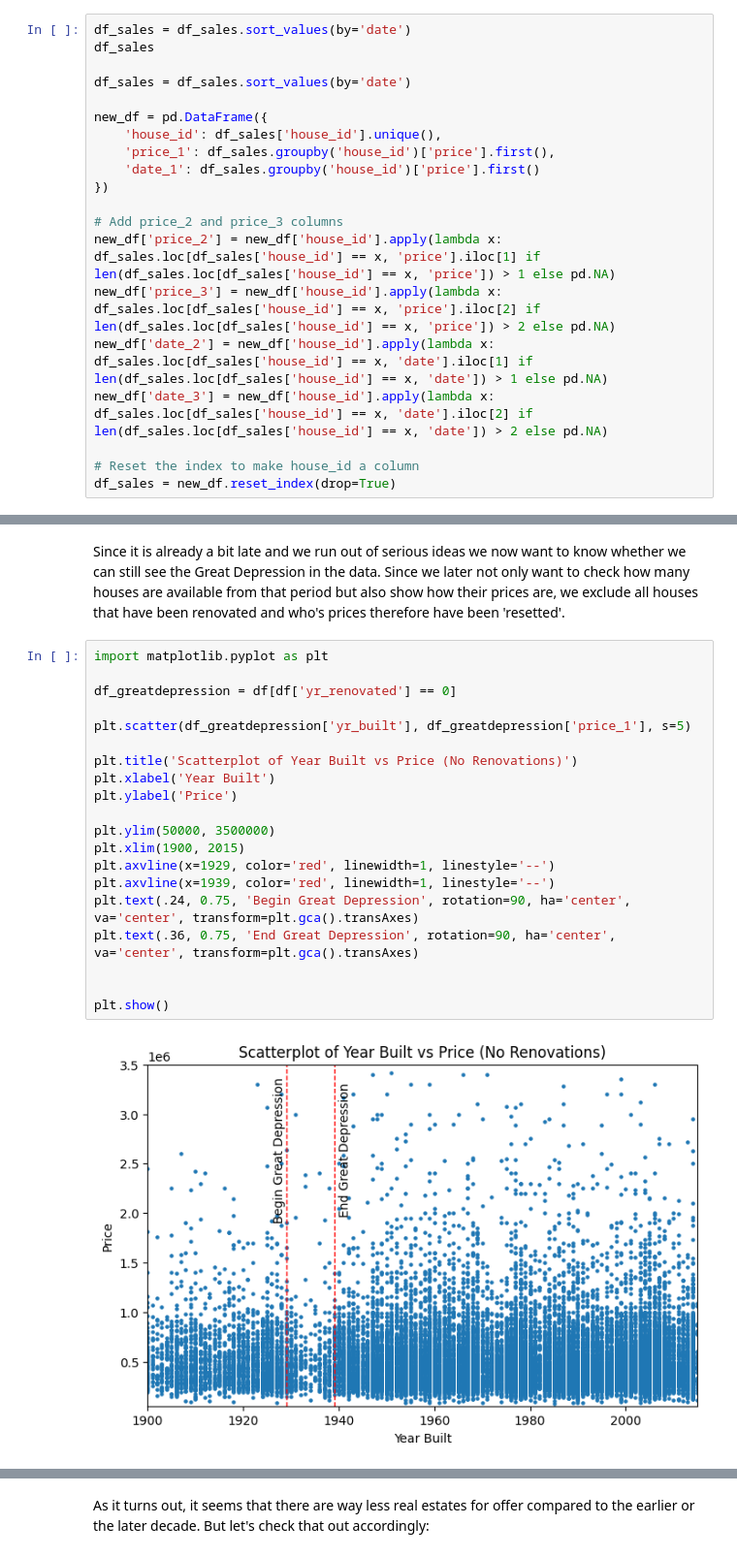
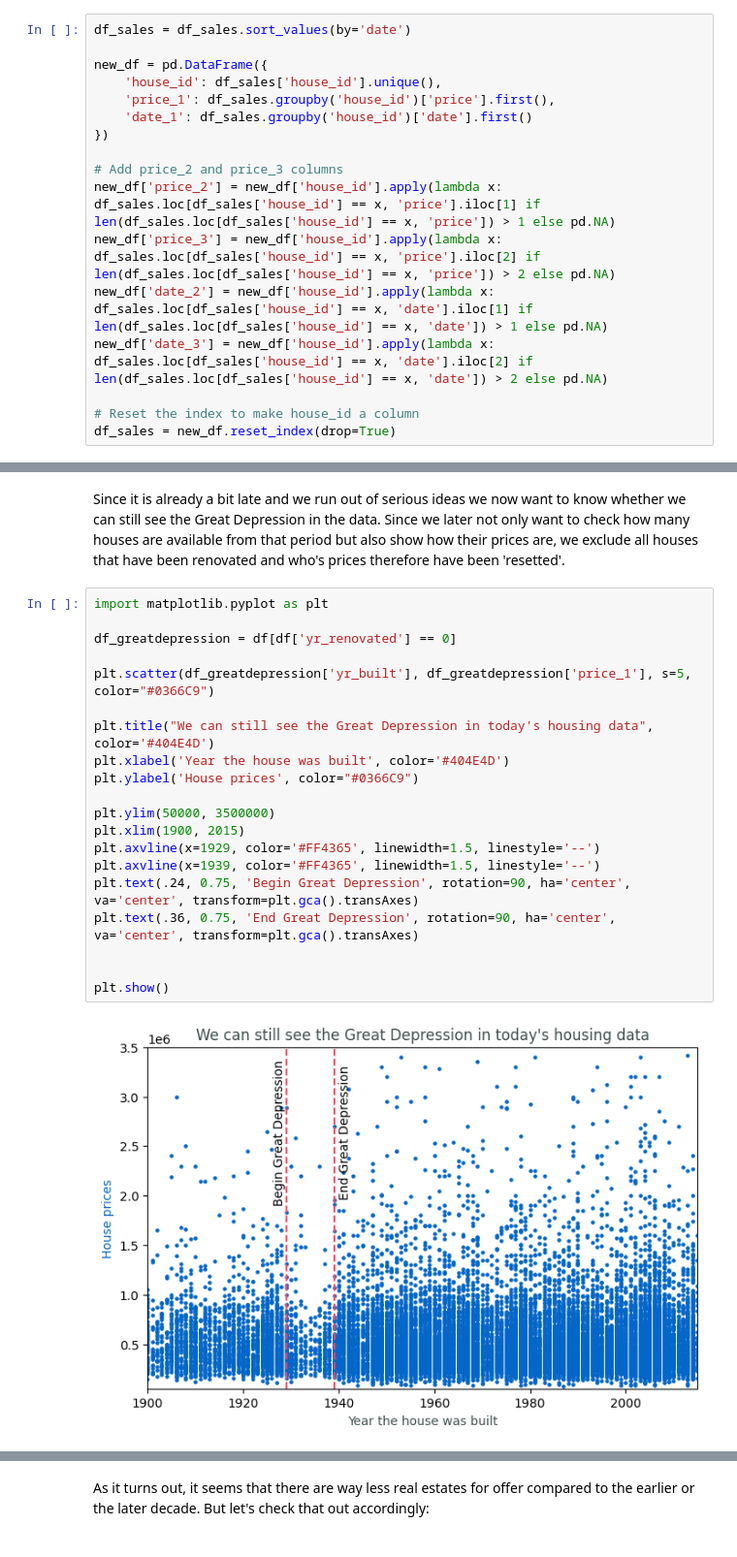
Before and after one commit to merekat/ds-eda-project-template, a Jupyter notebook: EDA.ipynb, the cells around one changed output, grey strips where cells are left out. Shown at 97% size. Drawn from its saved outputs; the diff is of its cells as text.

```diff
--- a/EDA.ipynb
+++ b/EDA.ipynb
@@ -95,15 +95,12 @@ print(f"{mode_sales} is one of the most often appearing house_id. It appears {am
 # %% [markdown]
 Now we merge all doublets into on row but create additional rows to store the data points of the doubles' column values of price and date.
 # %%
-df_sales = df_sales.sort_values(by='date')
-df_sales
-
 df_sales = df_sales.sort_values(by='date')
 
 new_df = pd.DataFrame({
     'house_id': df_sales['house_id'].unique(),
     'price_1': df_sales.groupby('house_id')['price'].first(),
-    'date_1': df_sales.groupby('house_id')['price'].first()
+    'date_1': df_sales.groupby('house_id')['date'].first()
 })
 
 # Add price_2 and price_3 columns
@@ -448,22 +450,22 @@ Since it is already a bit late and we run out of serious ideas we now want to kn
 # %%
 import matplotlib.pyplot as plt
 
 df_greatdepression = df[df['yr_renovated'] == 0]
 
-plt.scatter(df_greatdepression['yr_built'], df_greatdepression['price_1'], s=5)
+plt.scatter(df_greatdepression['yr_built'], df_greatdepression['price_1'], s=5, color="#0366C9")
 
-plt.title('Scatterplot of Year Built vs Price (No Renovations)')
-plt.xlabel('Year Built')
-plt.ylabel('Price')
+plt.title("We can still see the Great Depression in today's housing data", color='#404E4D')
+plt.xlabel('Year the house was built', color='#404E4D')
+plt.ylabel('House prices', color="#0366C9")
 
 plt.ylim(50000, 3500000)
 plt.xlim(1900, 2015)
-plt.axvline(x=1929, color='red', linewidth=1, linestyle='--')
-plt.axvline(x=1939, color='red', linewidth=1, linestyle='--')
+plt.axvline(x=1929, color='#FF4365', linewidth=1.5, linestyle='--')
+plt.axvline(x=1939, color='#FF4365', linewidth=1.5, linestyle='--')
 plt.text(.24, 0.75, 'Begin Great Depression', rotation=90, ha='center', va='center', transform=plt.gca().transAxes)
 plt.text(.36, 0.75, 'End Great Depression', rotation=90, ha='center', va='center', transform=plt.gca().transAxes)
 
 
 plt.show()
 # %% [output]
-[figure, old version]
+[figure, new version]
```
Also changed, not shown: parts of 36 cells of this notebook.
